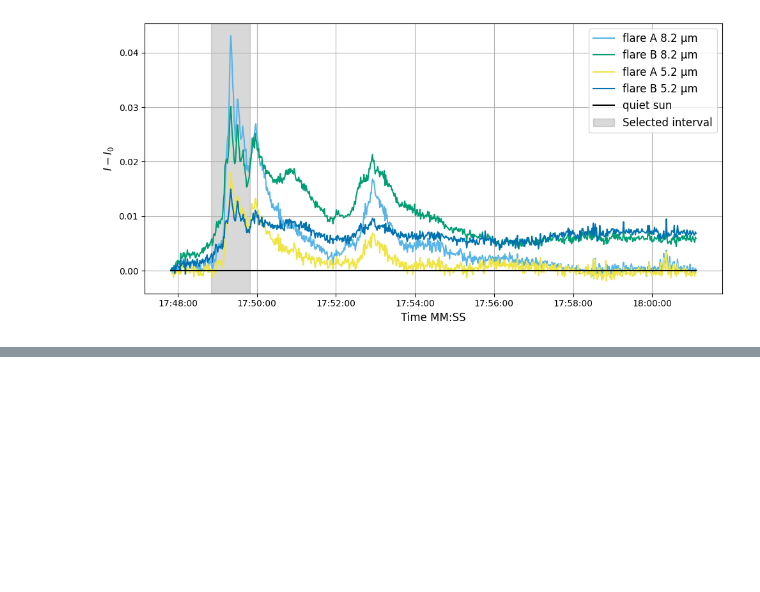
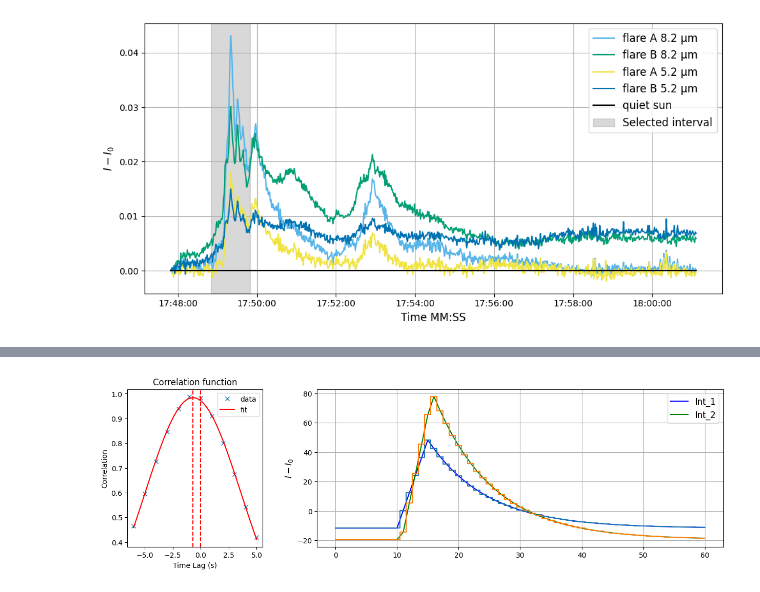
Before and after one commit to miguelrq21-spec/Delay-observations-mid-infrared-channels-in-solar-flare-footpoints, a Jupyter notebook: MIRI_data.ipynb, the cells around one changed output, grey strips where cells are left out. Saved outputs shown, nothing was run; the diff lists cells and outputs as text; code cells hidden in the pictures; blank space fills up the shorter version.

Commit message:
first version of the full code

```diff
--- a/MIRI_data.ipynb
+++ b/MIRI_data.ipynb
@@ -307,0 +309,82 @@ plt.show()
+# %%
+#Using a flare function with a known lag of 0.45s:
+#Flare light curve modeled as linear growth followed by a potencial decrese
+def flare(x,t0,h,k,a):
+    r = []
+    for i in range(len(x)):
+        if (x[i]<h):
+            r_i=(k/(h-t0))*x[i]-k*t0/(h-t0)
+            if (r_i>0):
+                r.append(r_i)
+            else:
+                r.append(0)
+        else:
+            r_i=k*a**((x[i]-h))
+            r.append(r_i)
+    return r
+
+def gaus(x,a,x0,sigma):
+    return a*np.exp(-(x-x0)**2/(2*sigma**2))
+
+#the analysed signals have arround 1min lenght
+lt=61#lenght of time series
+st=60/(lt-1) #step size in time
+na=0 #Noise Amplitude
+ns_1=6#Number of seconds to consider un the fit
+ns_2=5
+ttl=0.75 #theoretical time lag
+
+noise_1 = np.random.uniform(low=-na, high=na, size=(lt))
+noise_2 = np.random.uniform(low=-na, high=na, size=(lt))
+t=np.linspace(0,60,lt)
+Int_1=(flare(t,10,15,100,0.9)+noise_1)*0.6
+Int_2=flare(t, 10+ttl,15+ttl,100,0.9)+noise_2
+
+#Correlation function
+mean_Int_1=np.mean(Int_1)
+mean_Int_2=np.mean(Int_2)
+Norm=np.std(Int_1)*np.std(Int_2)*len(Int_1)
+
+correlation = signal.correlate(Int_1-mean_Int_1, Int_2-mean_Int_2, mode="full")/Norm
+lags = signal.correlation_lags(Int_1.size, Int_2.size, mode="full")
+lag = lags[np.argmax(correlation)]
+
+x=lags[round(len(lags)/2-ns_1/st):round(len(lags)/2+ns_2/st)]*st
+y=correlation[round(len(lags)/2-ns_1/st):round(len(lags)/2+ns_2/st)]
+
+#Fitting
+popt,pcov = curve_fit(gaus,x,y)
+
+#Plot
+fig = plt.figure(figsize=(15,4))
+spec = gridspec.GridSpec(ncols=2, nrows=1, width_ratios=[1, 3], height_ratios=[1])
+
+ax1 = fig.add_subplot(spec[1])
+
+ax1.set_ylabel('Time MM:SS',fontsize=12)
+ax1.set_ylabel(r'$I-I_0$',fontsize=12)
+ax1.plot(t, Int_1-mean_Int_1, 'b', label='Int_1')
+ax1.step(t, Int_1-mean_Int_1, where='mid')
+ax1.plot(t, Int_2-mean_Int_2, 'g', label='Int_2')
+ax1.step(t, Int_2-mean_Int_2, where='mid')
+ax1.grid(True)
+ax1.legend(fontsize=12,loc='upper right')
+
+ax2 = fig.add_subplot(spec[0])
+ax2.plot(x,y,'x',label='data')
+x_ls=(np.linspace(-ns_1, ns_2, num=50))
+ax2.plot(x_ls,gaus(x_ls,*popt),'r',label='fit')
+ax2.axvline(0, color='r', linestyle='--')
+ax2.axvline(popt[1], color='r', linestyle='--')
+ax2.legend()
+ax2.set_title('Correlation function')
+ax2.set_xlabel('Time Lag (s)')
+ax2.set_ylabel('Correlation')
+
+plt.show()
+print(f"Estimated time lag (max value of the fitting function): {round(popt[1],2)}s")
+perr = np.sqrt(np.diag(pcov))
+print(f"Standard deviation error {round(perr[1],2)}s")
+print(f"Lag {lag*st}s")
+# %% [output]
+[figure, added]
```
Also changed, not shown: parts of 30 cells of this notebook, 46 other files.
